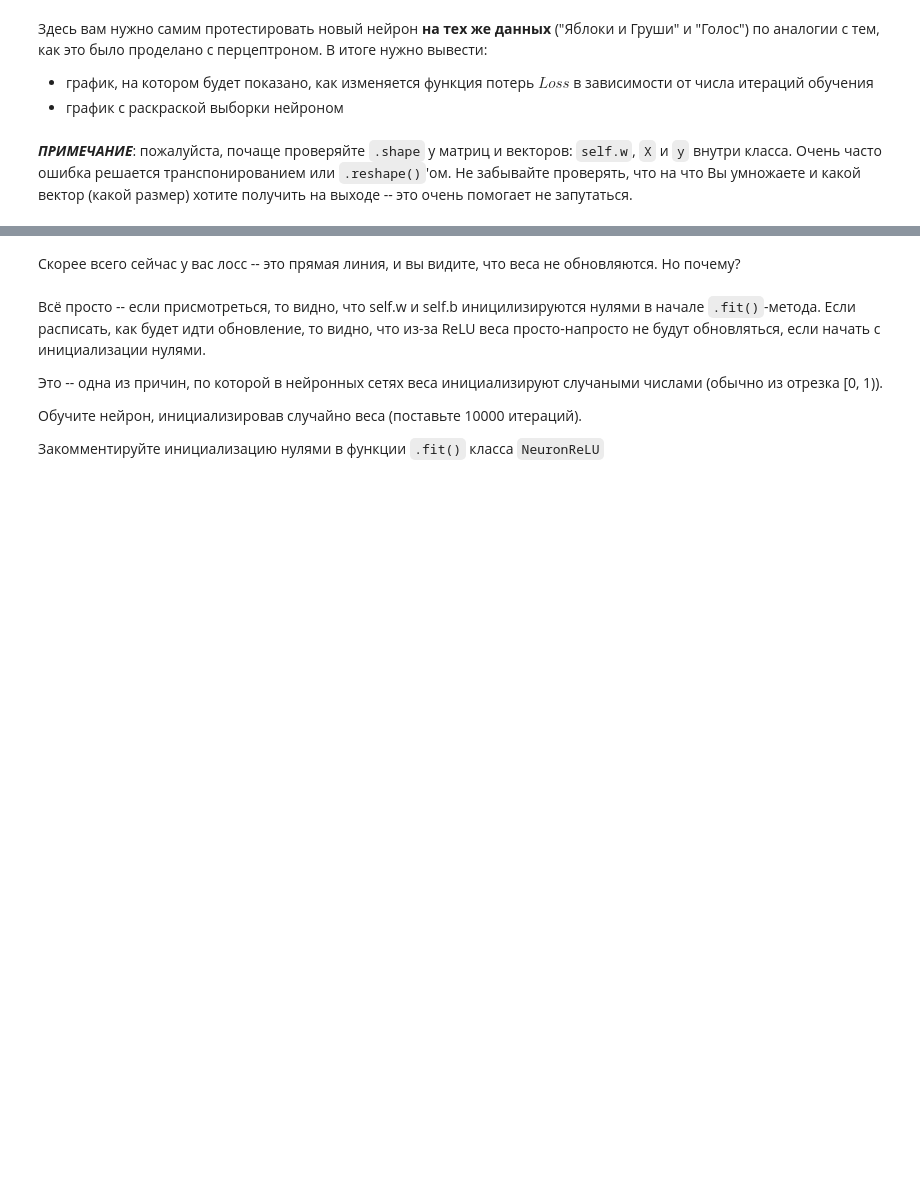
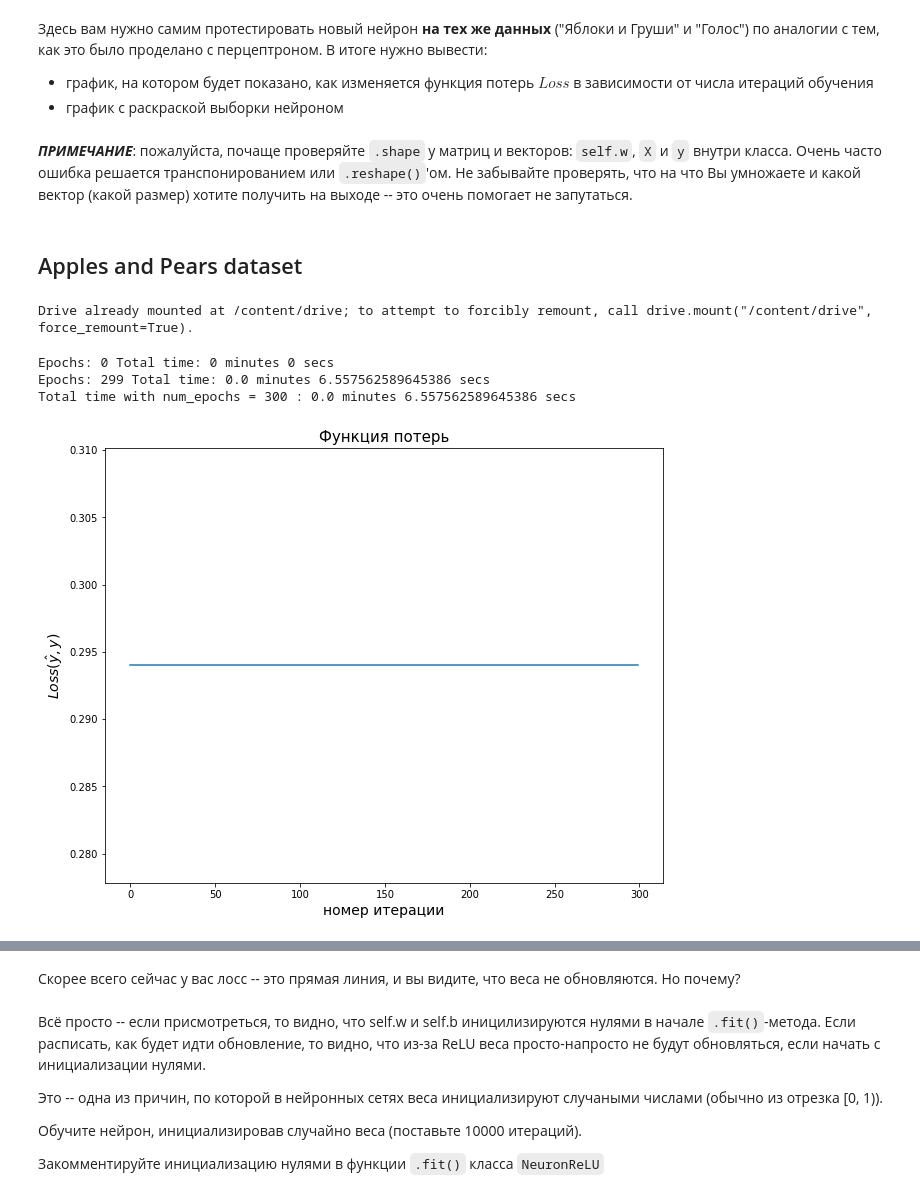
Before and after one commit to VanjaRo/ML-ITMO-Course, a Jupyter notebook: lab6_2.ipynb, the cells around one changed output, grey strips where cells are left out. Saved outputs shown, nothing was run; the diff lists cells and outputs as text; code cells hidden in the pictures; blank space fills up the shorter version.

```diff
--- a/lab6_2.ipynb
+++ b/lab6_2.ipynb
@@ -91,11 +92,11 @@ $$ \frac{\partial Loss}{\partial w} = \begin{equation*}
 # %%
 def relu(x):
     """ReLU-функция"""
-    return <Ваш код здесь>
+    return np.where(x <=0, 0, x)
 # %%
 def relu_derivative(x):
     """Производная ReLU"""
-    return <Ваш код здесь>
+    return np.where(x <=0, 0, 1)
 # %% [markdown]
 Теперь нужно написать нейрон с ReLU. Здесь всё очень похоже на перцептрон, но будут по-другому обновляться веса и другая функция активации:
 # %%
@@ -163,15 +192,31 @@ class NeuronReLU:
 * график с раскраской выборки нейроном
 # %% [markdown]
 ***ПРИМЕЧАНИЕ***: пожалуйста, почаще проверяйте `.shape` у матриц и векторов: `self.w`, `X` и `y` внутри класса. Очень часто ошибка решается транспонированием или `.reshape()`'ом. Не забывайте проверять, что на что Вы умножаете и какой вектор (какой размер) хотите получить на выходе -- это очень помогает не запутаться.
+# %% [markdown]
+## Apples and Pears dataset
+# %%
+from google.colab import drive
+drive.mount('/content/drive')
+# %% [output]
+Drive already mounted at /content/drive; to attempt to forcibly remount, call drive.mount("/content/drive", force_remount=True).
+# %%
+data_a_p = pd.read_csv('/content/drive/MyDrive/data/apples_pears.csv')
+X = data_a_p.iloc[:,:-1].values
+y = data_a_p['target'].values.reshape((-1, 1))
 # %%
 %%time
 
-neuron = <Ваш код здесь>
-Loss_values = <Ваш код здесь>
+neuron = NeuronReLU()
+Loss_values = neuron.fit(X, y)
 
 plt.figure(figsize=(10, 8))
 plt.plot(Loss_values)
 plt.title('Функция потерь', fontsize=15)
 plt.xlabel('номер итерации', fontsize=14)
 plt.ylabel('$Loss(\hat{y}, y)$', fontsize=14)
 plt.show()
+# %% [output]
+Epochs: 0 Total time: 0 minutes 0 secs
+Epochs: 299 Total time: 0.0 minutes 6.557562589645386 secs
+Total time with num_epochs = 300 : 0.0 minutes 6.557562589645386 secs
+[figure, added]
```
Also changed, not shown: parts of 26 cells of this notebook.
